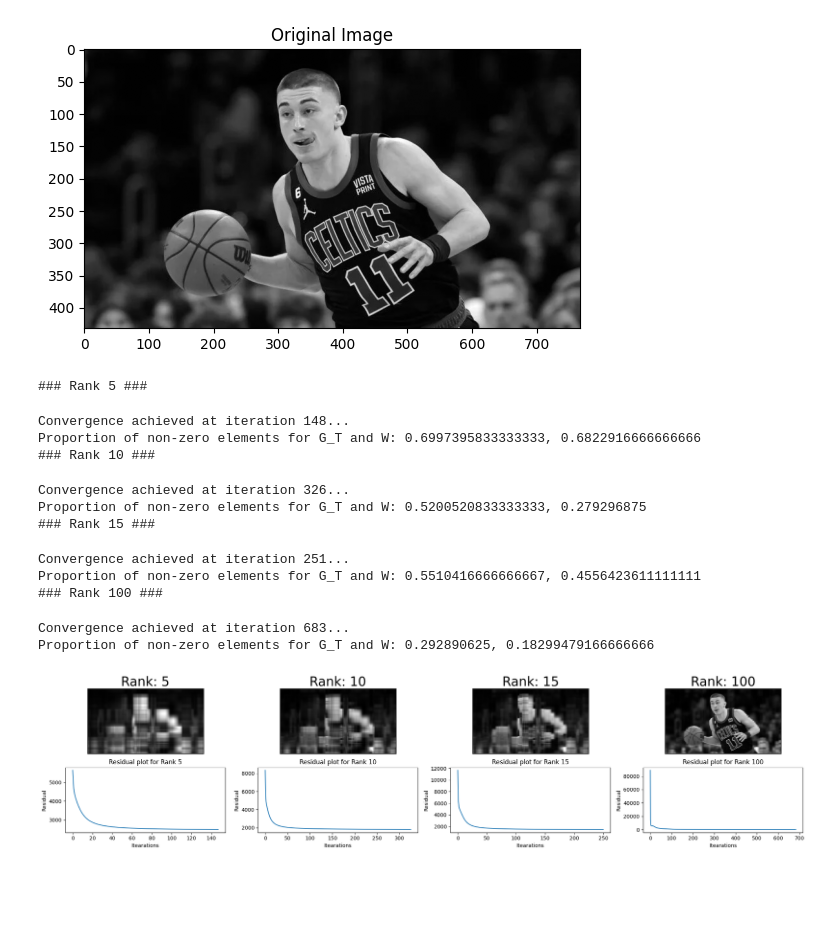
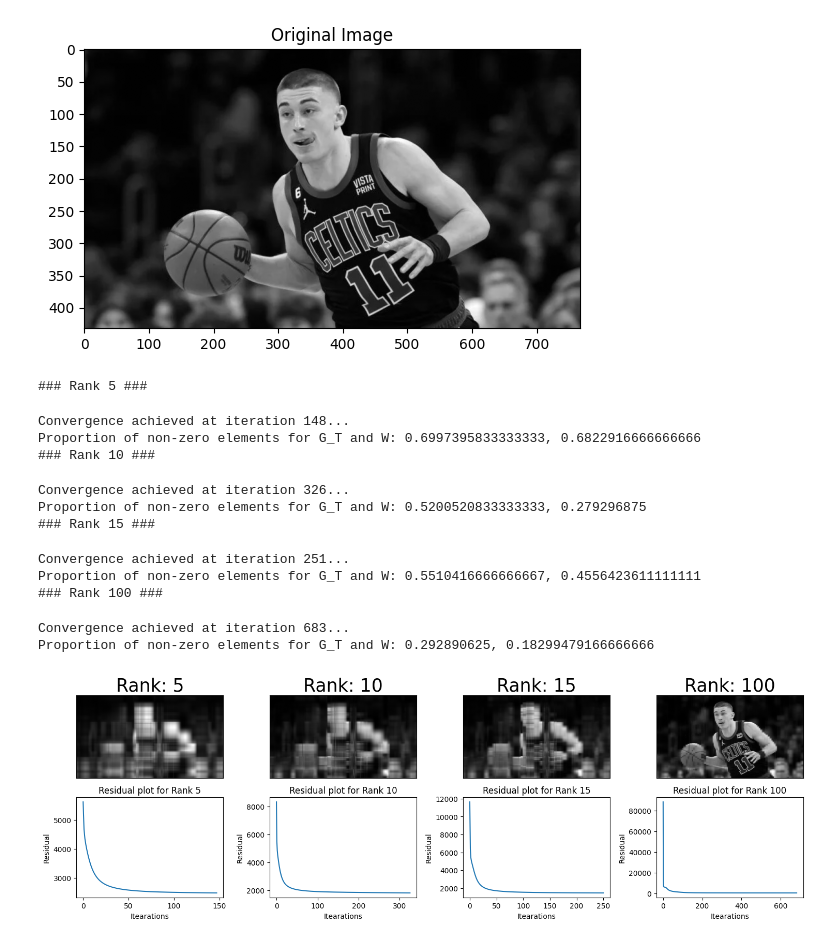
Before and after one commit to luoj21/enee469o_final_proj, a Jupyter notebook: image_compression.ipynb, the cells around one changed output. Saved outputs shown, nothing was run; the diff lists cells and outputs as text; code cells hidden in the pictures; blank space fills up the shorter version.

```diff
--- a/image_compression.ipynb
+++ b/image_compression.ipynb
@@ -27,7 +27,7 @@ ranks = [5, 10, 15, 100]
 # %%
 # Convex NMF
 n_plots = len(ranks)
-fig, ax = plt.subplots(2, n_plots, figsize=[21, 5])
+fig, ax = plt.subplots(2, n_plots, figsize=[15, 5])
 
 n = 0
 for rank in ranks:
@@ -35,34 +35,34 @@ for rank in ranks:
     F, W, G_T, residual_vector = convex_nmf(normalized_grayscale_img, rank, tol = 1e-4, max_iter=5000, random_state=100)
     G_T_sparse, num_non_zero_G = compute_sparsity(G_T)
     W_sparse, num_non_zero_W = compute_sparsity(W)
     print(f'Proportion of non-zero elements for G_T and W: {num_non_zero_G}, {num_non_zero_W}')
     ax[0][n].imshow(F @ G_T, cmap='gray')
     ax[0][n].set_xticks([])
     ax[0][n].set_yticks([])
     ax[0][n].set_title('Rank: {}'.format(rank), fontsize=25)
 
     ax[1][n].plot(residual_vector)
     ax[1][n].set_xlabel('Itearations')
     ax[1][n].set_ylabel('Residual')
     ax[1][n].set_title(f'Residual plot for Rank {rank}')
 
     n += 1
 
 plt.tight_layout()
 # %% [output]
 ### Rank 5 ###
 Convergence achieved at iteration 148...
 Proportion of non-zero elements for G_T and W: 0.6997395833333333, 0.6822916666666666
 ### Rank 10 ###
 Convergence achieved at iteration 326...
 Proportion of non-zero elements for G_T and W: 0.5200520833333333, 0.279296875
 ### Rank 15 ###
 Convergence achieved at iteration 251...
 Proportion of non-zero elements for G_T and W: 0.5510416666666667, 0.4556423611111111
 ### Rank 100 ###
 Convergence achieved at iteration 683...
 Proportion of non-zero elements for G_T and W: 0.292890625, 0.18299479166666666
-[figure, old version]
+[figure, new version]
 # %%
 # Standard NMF
 n_plots = len(ranks)
```
Also changed, not shown: parts of 1 cell of this notebook, 8 other files.
